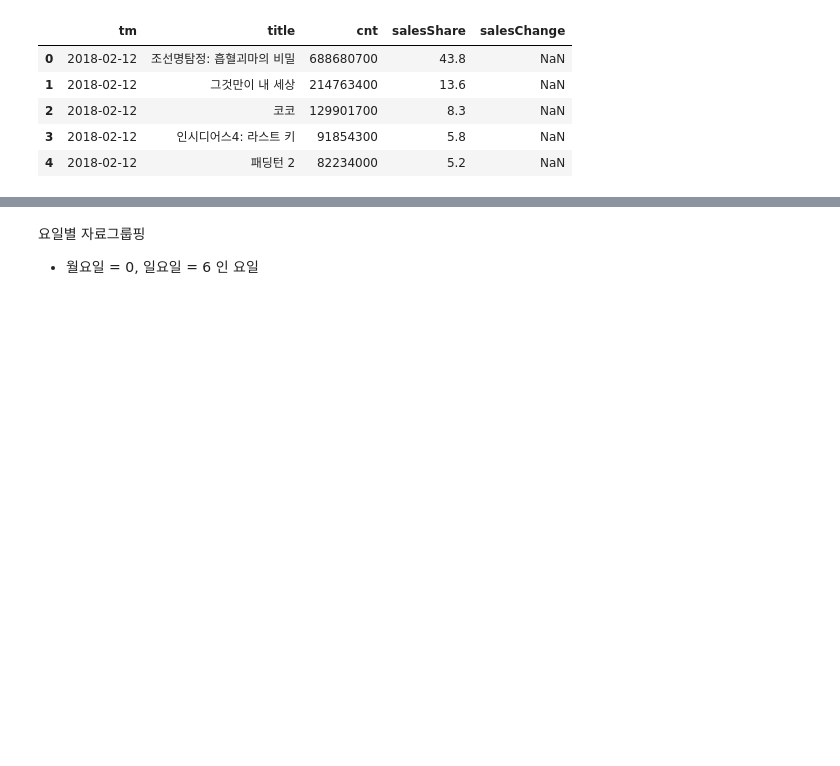
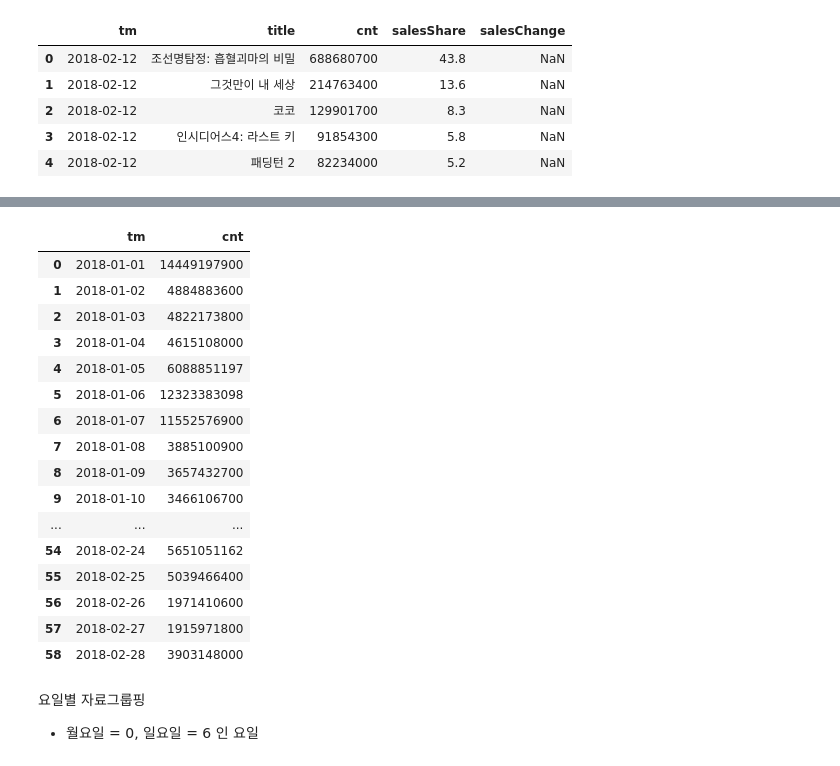
Before and after one commit to iceman67/-Python, a Jupyter notebook: kobis_boxoffices_2022.ipynb, the cells around one changed output, grey strips where cells are left out. Saved outputs shown, nothing was run; the diff lists cells and outputs as text; code cells hidden in the pictures; blank space fills up the shorter version.

```diff
--- a/kobis_boxoffices_2022.ipynb
+++ b/kobis_boxoffices_2022.ipynb
@@ -81,5 +132,25 @@ grouped
 # %%
 movie_day_group = grouped[['tm', 'cnt']]
+# %%
+movie_day_group
+# %% [output]
+|  | tm | cnt |
+| 0 | 2018-01-01 | 14449197900 |
+| 1 | 2018-01-02 | 4884883600 |
+| 2 | 2018-01-03 | 4822173800 |
+| 3 | 2018-01-04 | 4615108000 |
+| 4 | 2018-01-05 | 6088851197 |
+| 5 | 2018-01-06 | 12323383098 |
+| 6 | 2018-01-07 | 11552576900 |
+| 7 | 2018-01-08 | 3885100900 |
+| 8 | 2018-01-09 | 3657432700 |
+| 9 | 2018-01-10 | 3466106700 |
+| ... | ... | ... |
+| 54 | 2018-02-24 | 5651051162 |
+| 55 | 2018-02-25 | 5039466400 |
+| 56 | 2018-02-26 | 1971410600 |
+| 57 | 2018-02-27 | 1915971800 |
+| 58 | 2018-02-28 | 3903148000 |
 # %% [markdown]
 요일별 자료그룹핑
 * 월요일 = 0, 일요일 = 6 인 요일
```
Also changed, not shown: parts of 13 cells of this notebook.
